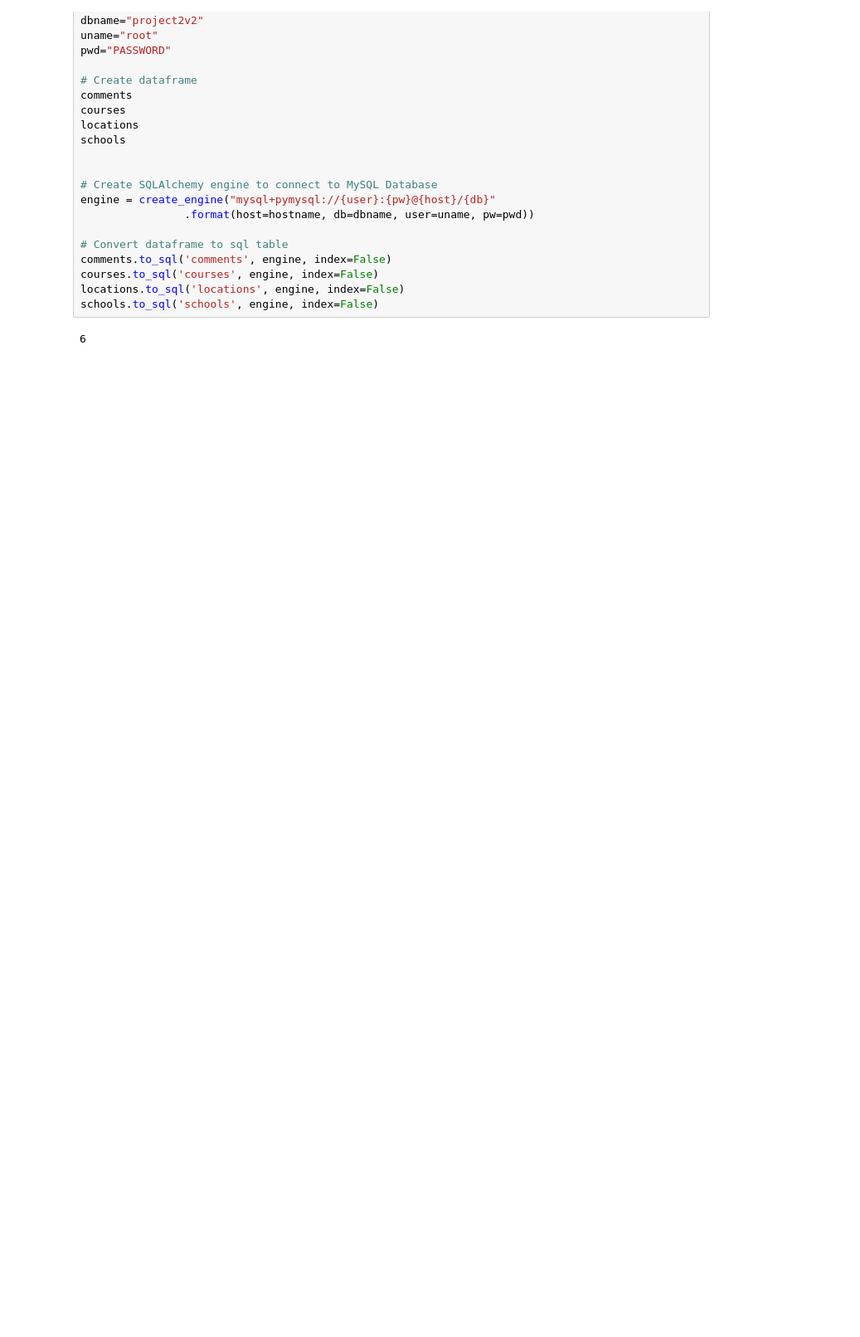
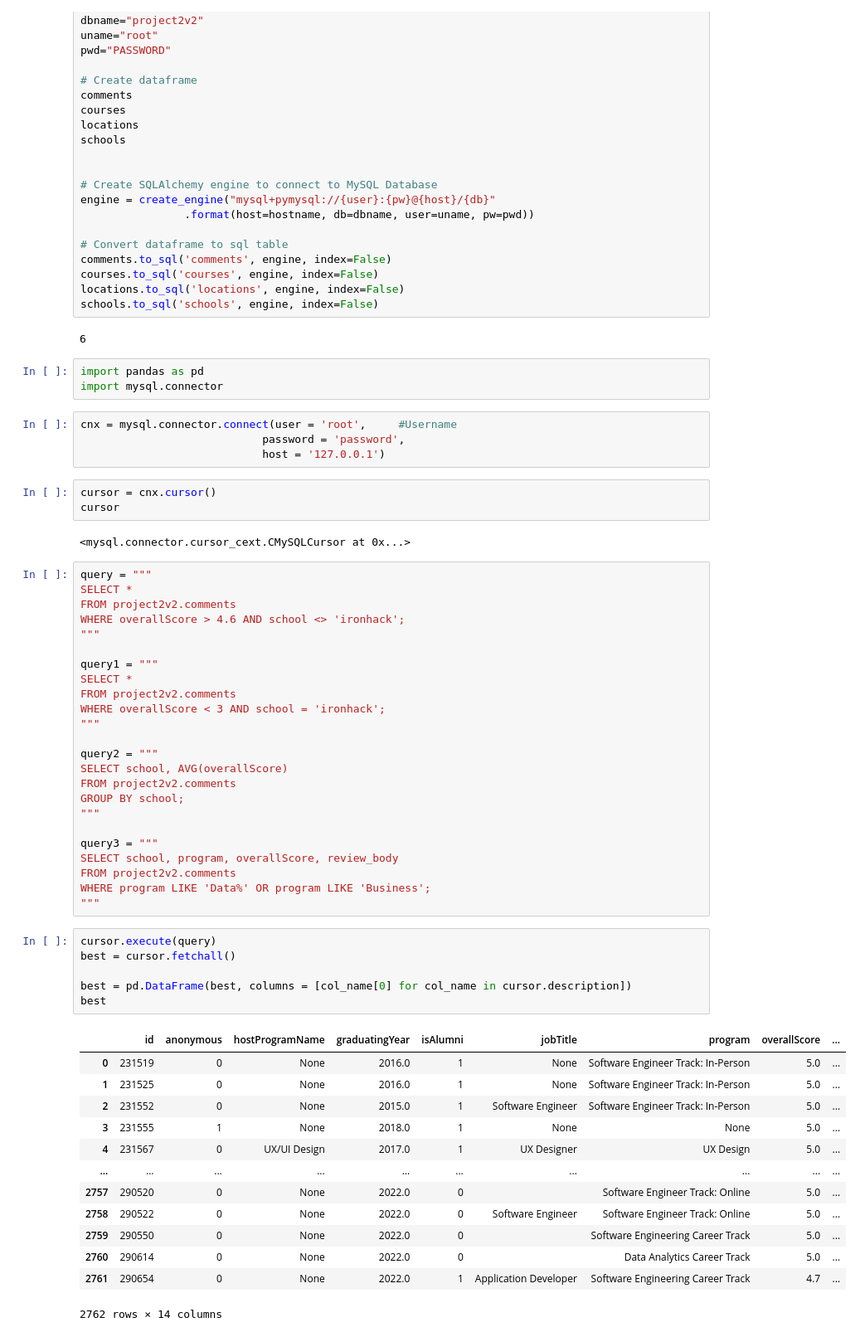
Before and after one commit to andersgom/w2-project2, a Jupyter notebook: project2_notebook_andres.ipynb, the cells around one changed output. Shown at 83% size. Drawn from its saved outputs; the diff is of its cells as text; blank space fills up the shorter version.

```diff
--- a/project2_notebook_andres.ipynb
+++ b/project2_notebook_andres.ipynb
@@ -234,3 +234,59 @@ locations.to_sql('locations', engine, index=False)
 schools.to_sql('schools', engine, index=False)
 # %% [output]
 6
+# %%
+import pandas as pd
+import mysql.connector
+# %%
+cnx = mysql.connector.connect(user = 'root',     #Username
+                            password = 'password',
+                            host = '127.0.0.1')
+# %%
+cursor = cnx.cursor()
+cursor
+# %% [output]
+<mysql.connector.cursor_cext.CMySQLCursor at 0x...>
+# %%
+query = """
+SELECT *
+FROM project2v2.comments
+WHERE overallScore > 4.6 AND school <> 'ironhack';
+"""
+
+query1 = """
+SELECT *
+FROM project2v2.comments
+WHERE overallScore < 3 AND school = 'ironhack';
+"""
+
+query2 = """
+SELECT school, AVG(overallScore)
+FROM project2v2.comments
+GROUP BY school;
+"""
+
+query3 = """
+SELECT school, program, overallScore, review_body
+FROM project2v2.comments
+WHERE program LIKE 'Data%' OR program LIKE 'Business';
+"""
+# %%
+cursor.execute(query)
+best = cursor.fetchall()
+
+best = pd.DataFrame(best, columns = [col_name[0] for col_name in cursor.description])
+best
+# %% [output]
+|  | id | anonymous | hostProgramName | graduatingYear | isAlumni | jobTitle | program | overallScore | ... |
+| 0 | 231519 | 0 | None | 2016.0 | 1 | None | Software Engineer Track: In-Person | 5.0 | ... |
+| 1 | 231525 | 0 | None | 2016.0 | 1 | None | Software Engineer Track: In-Person | 5.0 | ... |
+| 2 | 231552 | 0 | None | 2015.0 | 1 | Software Engineer | Software Engineer Track: In-Person | 5.0 | ... |
+| 3 | 231555 | 1 | None | 2018.0 | 1 | None | None | 5.0 | ... |
+| 4 | 231567 | 0 | UX/UI Design | 2017.0 | 1 | UX Designer | UX Design | 5.0 | ... |
+| ... | ... | ... | ... | ... | ... | ... | ... | ... | ... |
+| 2757 | 290520 | 0 | None | 2022.0 | 0 |  | Software Engineer Track: Online | 5.0 | ... |
+| 2758 | 290522 | 0 | None | 2022.0 | 0 | Software Engineer | Software Engineer Track: Online | 5.0 | ... |
+| 2759 | 290550 | 0 | None | 2022.0 | 0 |  | Software Engineering Career Track | 5.0 | ... |
+| 2760 | 290614 | 0 | None | 2022.0 | 0 |  | Data Analytics Career Track | 5.0 | ... |
+| 2761 | 290654 | 0 | None | 2022.0 | 1 | Application Developer | Software Engineering Career Track | 4.7 | ... |
+2762 rows × 14 columns
```
Also changed, not shown: parts of 6 cells of this notebook, 4 other files.
